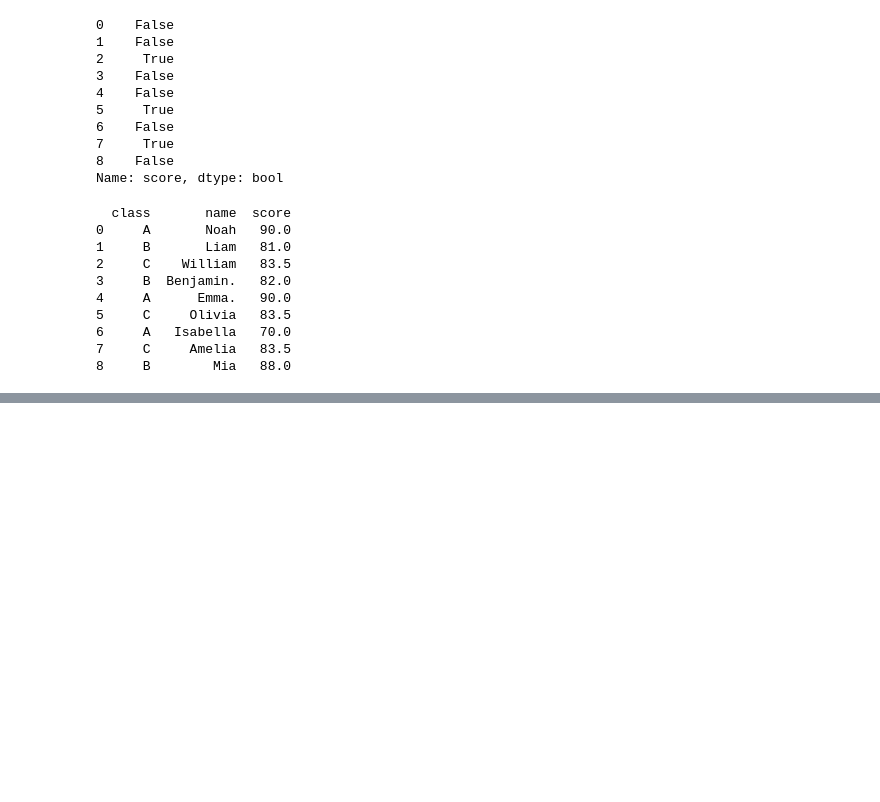
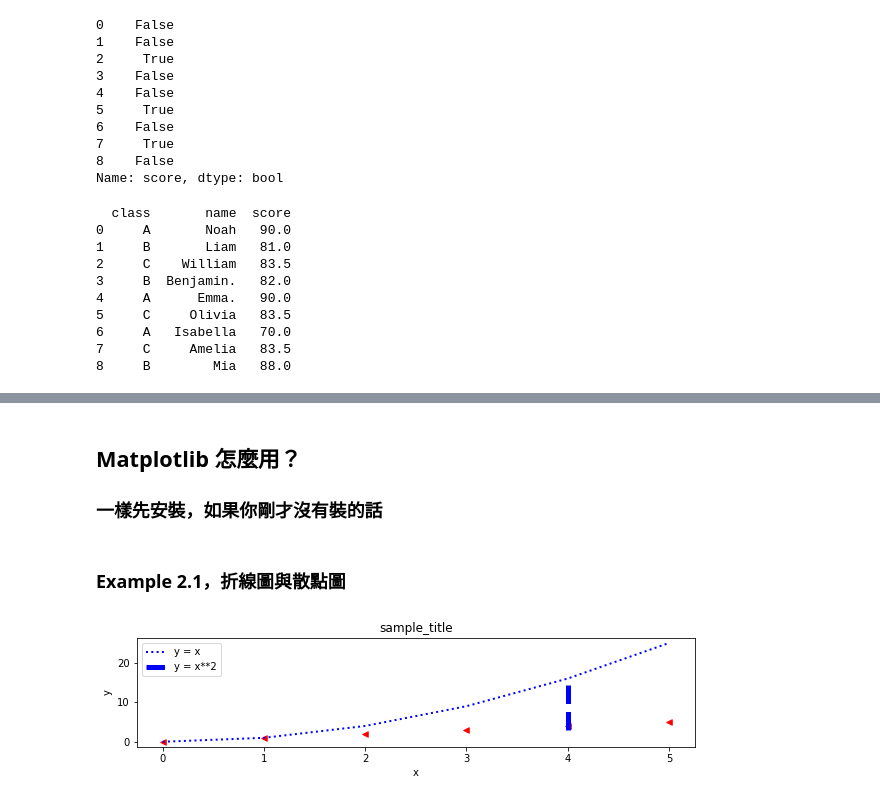
Before and after one commit to x-village/python-course, a Jupyter notebook: Lesson08-Web Crawler/Lesson09-Data Visualisation.ipynb, the cells around one changed output, grey strips where cells are left out. Saved outputs shown, nothing was run; the diff lists cells and outputs as text; code cells hidden in the pictures; blank space fills up the shorter version.

Commit message:
[Add] L9 matplotlib

```diff
--- a/Lesson08-Web Crawler/Lesson09-Data Visualisation.ipynb
+++ b/Lesson08-Web Crawler/Lesson09-Data Visualisation.ipynb
@@ -350,0 +362,4 @@ df = pd.DataFrame(table,columns = ['class','name','score'])
+# %% [markdown]
+## Matplotlib 怎麼用？
+
+### 一樣先安裝，如果你剛才沒有裝的話
@@ -350,0 +372,22 @@ df = pd.DataFrame(table,columns = ['class','name','score'])
+# %% [markdown]
+### Example 2.1，折線圖與散點圖
+# %%
+# 下面這一行的目的是讓matplotlib畫出的圖片能直接在 jupyter notebook 顯示，如果你在VS code加這行是沒有用的。
+%matplotlib inline
+import matplotlib.pyplot as plt
+
+x = [0,1,2,3,4,5]
+y1 = [0,1,2,3,4,5]
+y2 = [0,1,4,9,16,25]
+
+plt.figure(figsize=(10, 2)) # 尺寸 10*6
+plt.scatter(x,y1, s=30, c='red', marker='<') # s: 點尺寸
+plt.plot(x, y2, color='blue', linewidth=2.0, linestyle=':')
+plt.plot([4, 4], [3, 16], 'b--', linewidth=5)  # b-- => color:blue & linestyle:'--'
+plt.xlabel('x')
+plt.ylabel('y')
+plt.legend(["y = x", "y = x**2"], loc=2); # loc指的是legend要放的位置，loc=2是放在第二象限
+plt.title('sample_title');
+plt.show()
+# %% [output]
+[figure, added]
```
Also changed, not shown: parts of 24 cells of this notebook, 1 other file.
